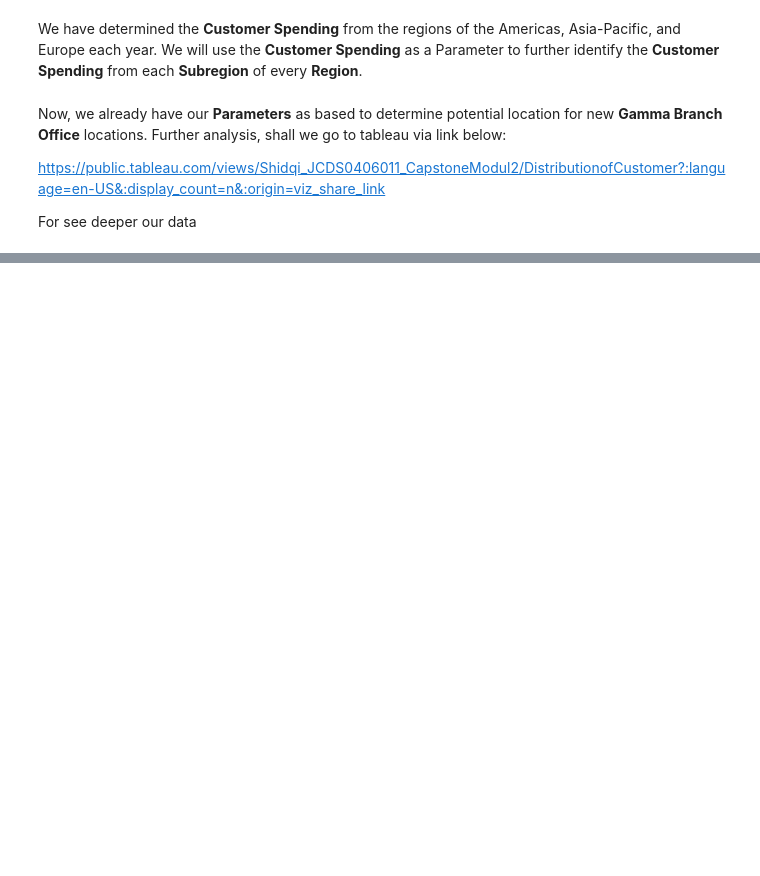
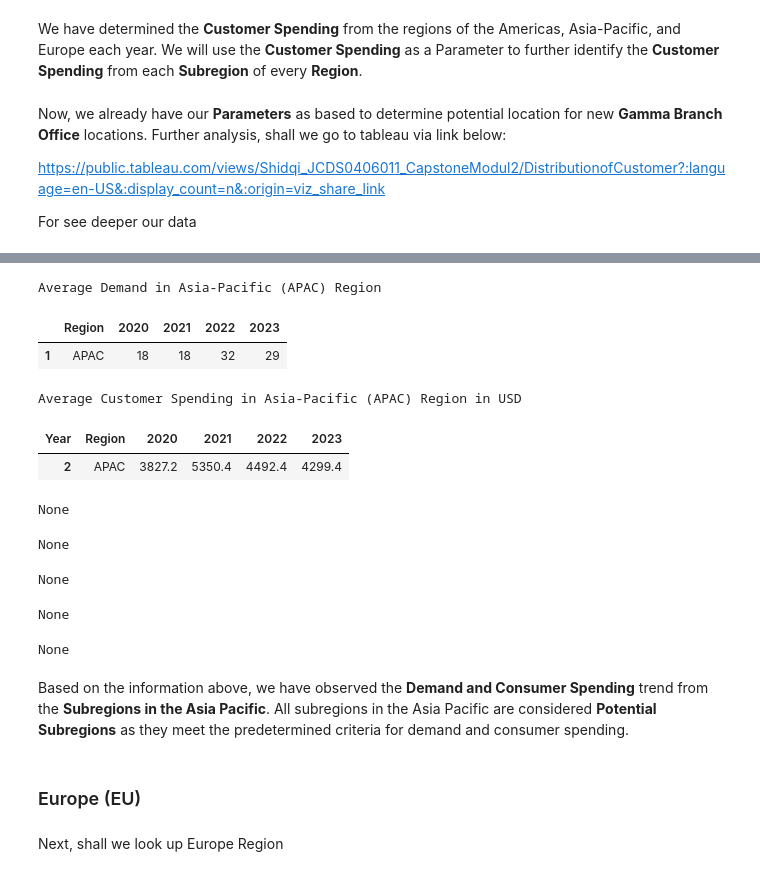
Before and after one commit to nickscoffee/gammaproject, a Jupyter notebook: Shidqi_Capstone Project Module 2_JCDS 0406-011.ipynb, the cells around one changed output, grey strips where cells are left out. Drawn from its saved outputs; the diff is of its cells as text; code cells hidden in the pictures; blank space fills up the shorter version.

```diff
--- a/Shidqi_Capstone Project Module 2_JCDS 0406-011.ipynb
+++ b/Shidqi_Capstone Project Module 2_JCDS 0406-011.ipynb
@@ -735,0 +744,6 @@ For see deeper our data
+# %%
+# Asia-Pacific(APAC) Transaction
+apac = source[source['Region'] == 'APAC']
+apac.sort_values(by='Order ID', inplace=True)
+apac.reset_index(inplace=True)
+apac.drop('Row ID', axis=1, inplace=True)
@@ -735,0 +760,41 @@ For see deeper our data
+# %%
+#Determine Demand per Year of Subregion in Asia-Pacific (APAC)
+list_demand_apac = []
+for x in apac['Year'].unique():
+    for y in apac['Subregion'].unique():
+        list_demand_apac.append([x, y, apac[(apac['Year'] == x) & (apac['Subregion'] == y)]['Country'].unique(), apac[(apac['Year'] == x) & (apac['Subregion'] == y)]['Order ID'].nunique(), round(apac[(apac['Year'] == x) & (apac['Subregion'] == y)]['Sales'].median(), 0)])
+demand_apac = pd.DataFrame(data = list_demand_apac,
+                               columns = ['Year', 'Subregion', 'Country', 'Demand', 'Customer Spending'])
+#Showing Parameter
+print('Average Demand in Asia-Pacific (APAC) Region')
+display(average_demand[average_demand['Region'] == 'APAC'])
+print("Average Customer Spending in Asia-Pacific (APAC) Region in USD")
+display(customer_spending[customer_spending['Region'] == 'APAC'])
+
+#Create APAC Demand Line Cart
+for subregion in demand_apac['Subregion'].unique():
+    demand_APACsubregion = demand_apac[demand_apac['Subregion'] == subregion]
+    fig_demand_apac = px.line(demand_APACsubregion, x='Year', y='Demand', title=f"Demand per Year for {subregion}")
+    fig_demand_apac.update_layout(xaxis=dict(tickmode='linear', tick0=demand_apac['Year'].min(), dtick=1))
+    for index, row in demand_APACsubregion.iterrows():
+        fig_demand_apac.add_annotation(x=row['Year'], y=row['Demand'], text=f"Customer Spending: ${int(row['Customer Spending'])}",
+                       showarrow=True, arrowhead=1)
+    display(fig_demand_apac.show())
+# %% [output]
+Average Demand in Asia-Pacific (APAC) Region
+|  | Region | 2020 | 2021 | 2022 | 2023 |
+| 1 | APAC | 18 | 18 | 32 | 29 |
+Average Customer Spending in Asia-Pacific (APAC) Region in USD
+| Year | Region | 2020 | 2021 | 2022 | 2023 |
+| 2 | APAC | 3827.2 | 5350.4 | 4492.4 | 4299.4 |
+None
+None
+None
+None
+None
+# %% [markdown]
+Based on the information above, we have observed the **Demand and Consumer Spending** trend from the **Subregions in the Asia Pacific**. All subregions in the Asia Pacific are considered **Potential Subregions** as they meet the predetermined criteria for demand and consumer spending.
+# %% [markdown]
+### Europe (EU)
+# %% [markdown]
+Next, shall we look up Europe Region
```
Also changed, not shown: parts of 20 cells of this notebook.
